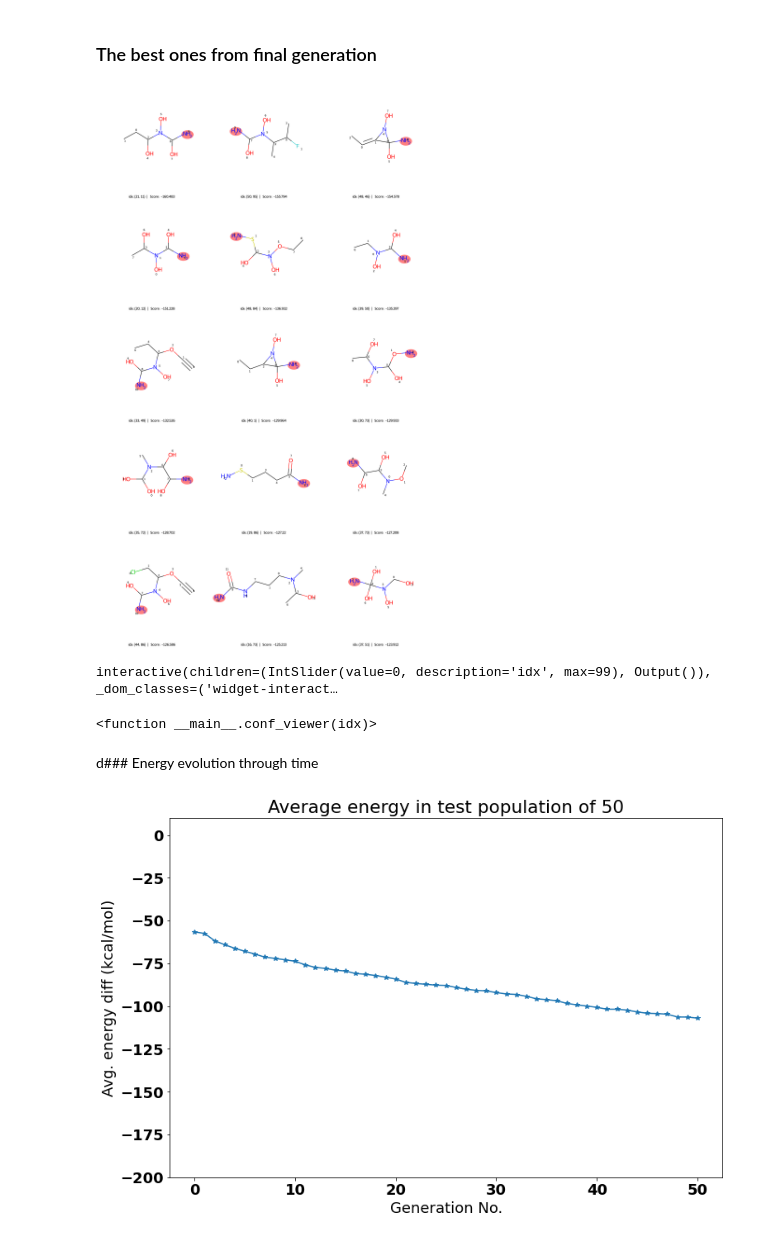
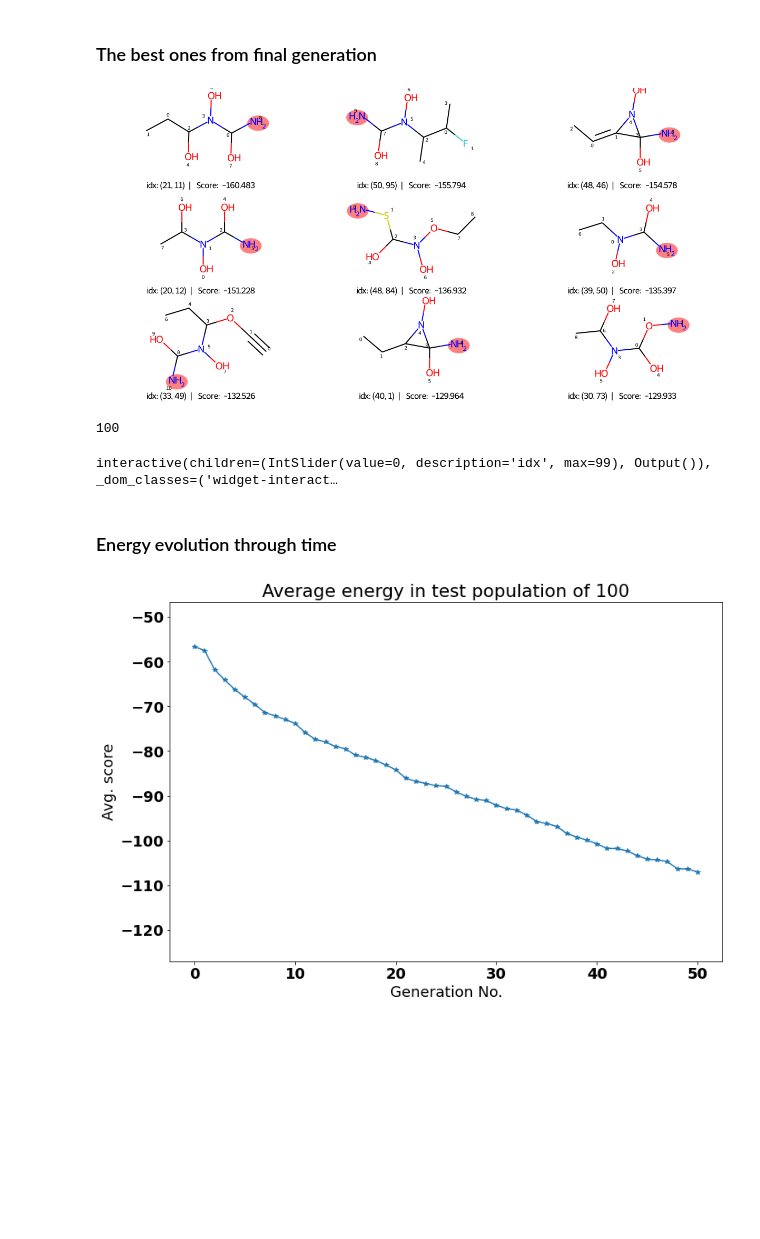
Before and after one commit to Strandgaard96/GB_GA, a Jupyter notebook: notebooks/Generation_exploration.ipynb, the cells around one changed output. Drawn from its saved outputs; the diff is of its cells as text; code cells hidden in the pictures; blank space fills up the shorter version.

```diff
--- a/notebooks/Generation_exploration.ipynb
+++ b/notebooks/Generation_exploration.ipynb
@@ -135,2 +48,18 @@ confs = Mo_NH3_paths
+# %%
+# Initilized path variables
+templates = Path('../templates/')
+
+# Path to folder with GA.pkl files
+generation_path = Path('~').expanduser()/"generation_data/generation_database2"
+
+# What GA to look at
+gen  = 'GA50.pkl'
+
+# How many molecules in the pop to look at
+size = 100
+
+# Name of folder to put xyz files in
+xyz_files = generation_path / 'xyz_files'
+Path(xyz_files).mkdir(exist_ok=True)
 # %% [markdown]
 ### The best ones from final generation
@@ -139,57 +66,38 @@ debug = Path('~/generation_data/generation_database2').expanduser()
 # %%
-with open(debug/'GA50.pkl', "rb") as f:
-    gen10 = pickle.load(f)
+with open(generation_path/gen, "rb") as f:
+    gen = pickle.load(f)
 # %%
-for i,elem in enumerate(gen10.survivors.molecules[0:100]):
-    newcore_path = f"xtbopt{i}.xyz"
-    with open(debug/newcore_path, "w+") as f:
+for i,elem in enumerate(gen.survivors.molecules[0:size]):
+
+    with open(xyz_files/f'xtbopt{i}.xyz', "w+") as f:
         for line in elem.structure:
             f.write(line)
 # %%
+# Extract stuff from the generation
+
 mols = []
 list_idx = []
 cut_idx = []
 score = []
 
-for elem in gen10.survivors.molecules:
+for elem in gen.survivors.molecules:
     mols.append(elem.rdkit_mol)
-
     list_idx.append(elem.idx)
-
     score.append(elem.score)
-
     cut_idx.append([elem.cut_idx])
 # %%
-Draw.MolsToGridImage(mols,molsPerRow=3,maxMols=15,legends=[f'idx: {x}  |   Score:  {round(score,3)}' for x, score in zip(list_idx,score)], subImgSize=(500,500), highlightAtomLists=cut_idx,returnPNG=False)
+Draw.MolsToGridImage(mols,molsPerRow=3,maxMols=9,legends=[f'idx: {x}  |   Score:  {round(score,3)}' for x, score in zip(list_idx,score)], subImgSize=(400,200), highlightAtomLists=cut_idx,returnPNG=False)
 # %% [output]
-[figure, old version]
+[figure, new version]
 # %%
-files = debug.rglob('xtbopt*.xyz')
-paths = sorted(files)
+paths = sorted(xyz_files.rglob('xtbopt*.xyz'))
+len(paths)
+# %% [output]
+100
 # %%
-confs = paths
-
-def conf_viewer(idx):
-    mol = confs[idx]
-    print(f'Generation : {mol}')
-    return draw_generation(str(confs[idx]))
-
-interact(conf_viewer, idx=IntSlider(min=0,max=len(confs)-1, step=1))
-# 28, 15 a larger ones #100gen_test
-
-
-# # vin_overnight100
-
-
-#vin_overnight2 82 towards hipt!
-# 6 - Lots of sulphur
-# 85 larger
-
-
-#67 mixmix
+interact(conf_viewer,confs=fixed(paths),idx=IntSlider(min=0,max=len(paths)-1,step=1), width=fixed(1200), height=fixed(500));
 # %% [output]
 interactive(children=(IntSlider(value=0, description='idx', max=99), Output()), _dom_classes=('widget-interact…
-<function __main__.conf_viewer(idx)>
 # %% [markdown]
-d### Energy evolution through time
+### Energy evolution through time
 # %%
@@ -214,7 +121,7 @@ for elem in gen_objects:
 fig, ax = plt.subplots(figsize=(12, 8))
 x = np.arange(0,len(avg_energy))
 ax.plot(x,avg_energy,'*-')
-ax.set(xlabel='Generation No.', ylabel='Avg. energy diff (kcal/mol)', title='Average energy in test population of 50', ylim =(-200,10));
-fig.savefig('generation__100gen_avgenergy.png', dpi=600)
+ax.set(xlabel='Generation No.', ylabel='Avg. score', title=f'Average energy in test population of {pop_size}', ylim =(min(avg_energy)-20,max(avg_energy)+10));
+fig.savefig(generation_path/generation_path.stem, dpi=600)
 # %% [output]
-[figure, old version]
+[figure, new version]
```
Also changed, not shown: parts of 19 cells of this notebook, 8 other files.
